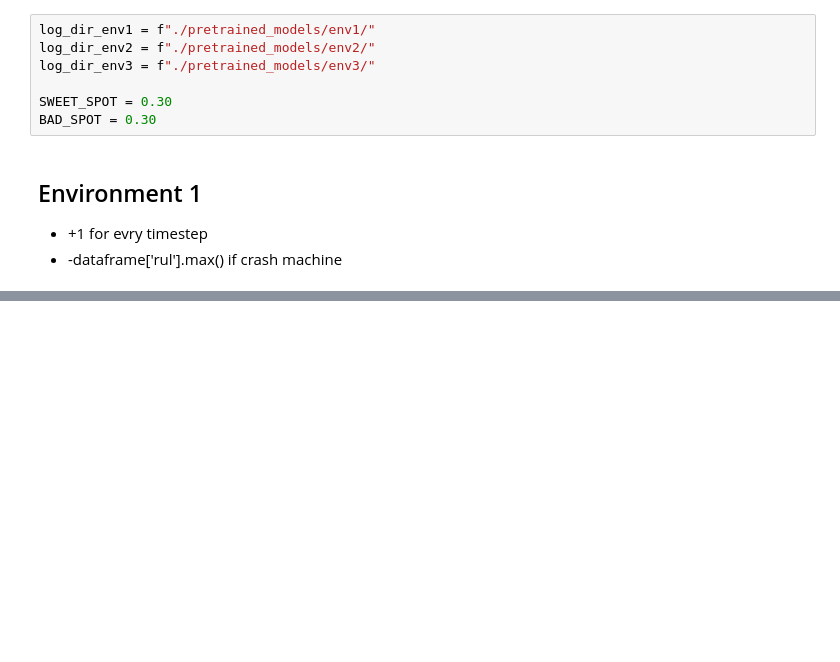
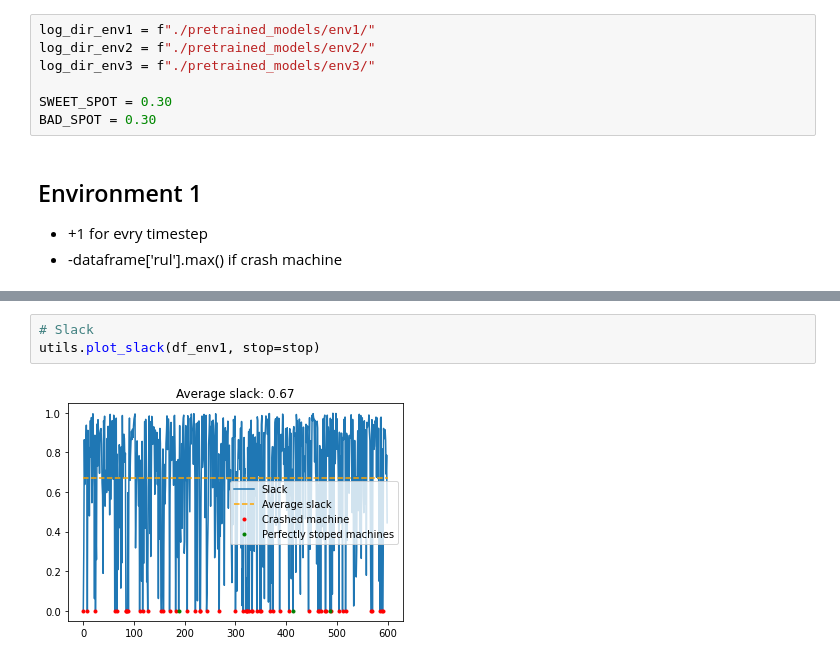
Before and after one commit to olestole/Turbine-RUL-RL, a Jupyter notebook: plot_results.ipynb, the cells around one changed output, grey strips where cells are left out. Drawn from its saved outputs; the diff is of its cells as text; blank space fills up the shorter version.

```diff
--- a/plot_results.ipynb
+++ b/plot_results.ipynb
@@ -228,0 +64,5 @@ Number of episodes stopping within the 0.3% of the episodes max RUL:  435
+# %%
+# Slack
+utils.plot_slack(df_env1, stop=stop)
+# %% [output]
+[figure, added]
```
Also changed, not shown: parts of 64 cells of this notebook, 1 other file.
